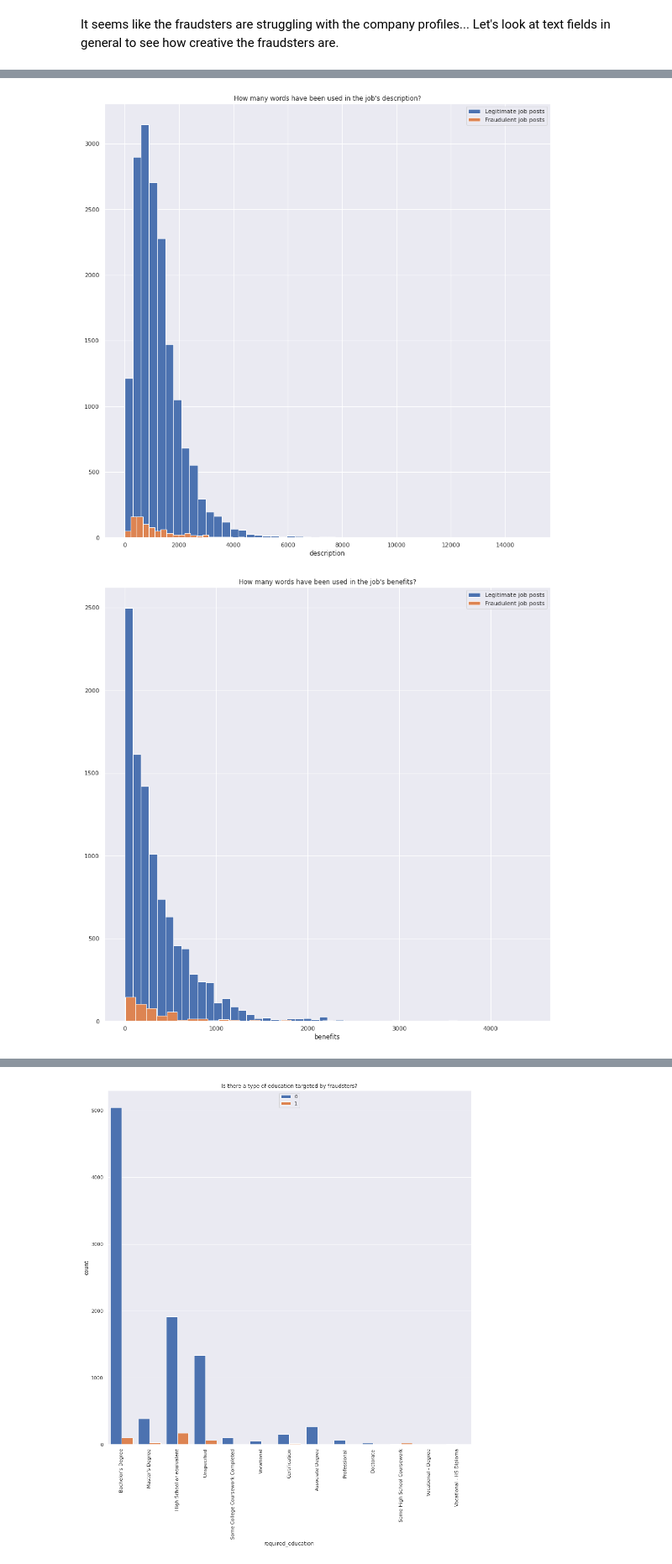
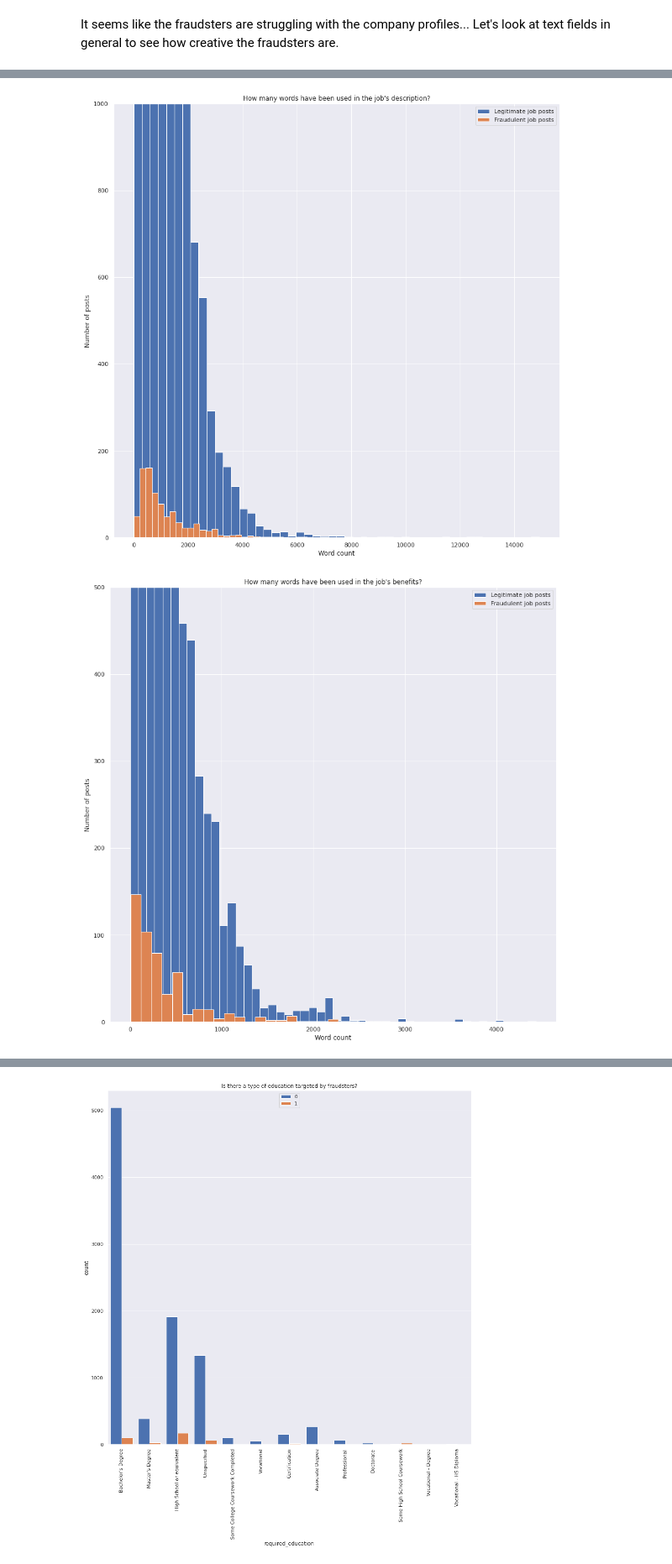
Before and after one commit to aghilissen/FakeJobDetection, a Jupyter notebook: EDA.ipynb, the cells around one changed output, grey strips where cells are left out. Shown at 84% size. Drawn from its saved outputs; the diff is of its cells as text; code cells hidden in the pictures.

```diff
--- a/EDA.ipynb
+++ b/EDA.ipynb
@@ -155,19 +89,25 @@ legit_desc_words = dflegit['description'].str.len()
 fraud_desc_words = dffraud['description'].str.len()
 sns.distplot(legit_desc_words, kde=False, label='Legitimate job posts', color=sns.color_palette()[0], hist_kws={"alpha":1})
 sns.distplot(fraud_desc_words, kde=False, label='Fraudulent job posts', color=sns.color_palette()[1], hist_kws={"alpha":1})
+plt.xlabel('Word count')
+plt.ylabel('Number of posts')
+plt.ylim(0, 1000)
 plt.title("How many words have been used in the job's description?")
 plt.legend();
 # %% [output]
-[figure, old version]
+[figure, new version]
 # %%
 legit_desc_words = dflegit['benefits'].str.len()
 fraud_desc_words = dffraud['benefits'].str.len()
 sns.distplot(legit_desc_words, kde=False, label='Legitimate job posts', color=sns.color_palette()[0], hist_kws={"alpha":1})
 sns.distplot(fraud_desc_words, kde=False, label='Fraudulent job posts', color=sns.color_palette()[1], hist_kws={"alpha":1})
+plt.xlabel('Word count')
+plt.ylabel('Number of posts')
+plt.ylim(0, 500)
 plt.title("How many words have been used in the job's benefits?")
 plt.legend();
 # %% [output]
-[figure, old version]
+[figure, new version]
 # %%
 legit_desc_words = dflegit['requirements'].str.len()
 fraud_desc_words = dffraud['requirements'].str.len()
```
Also changed, not shown: parts of 29 cells of this notebook, 1 other file.
